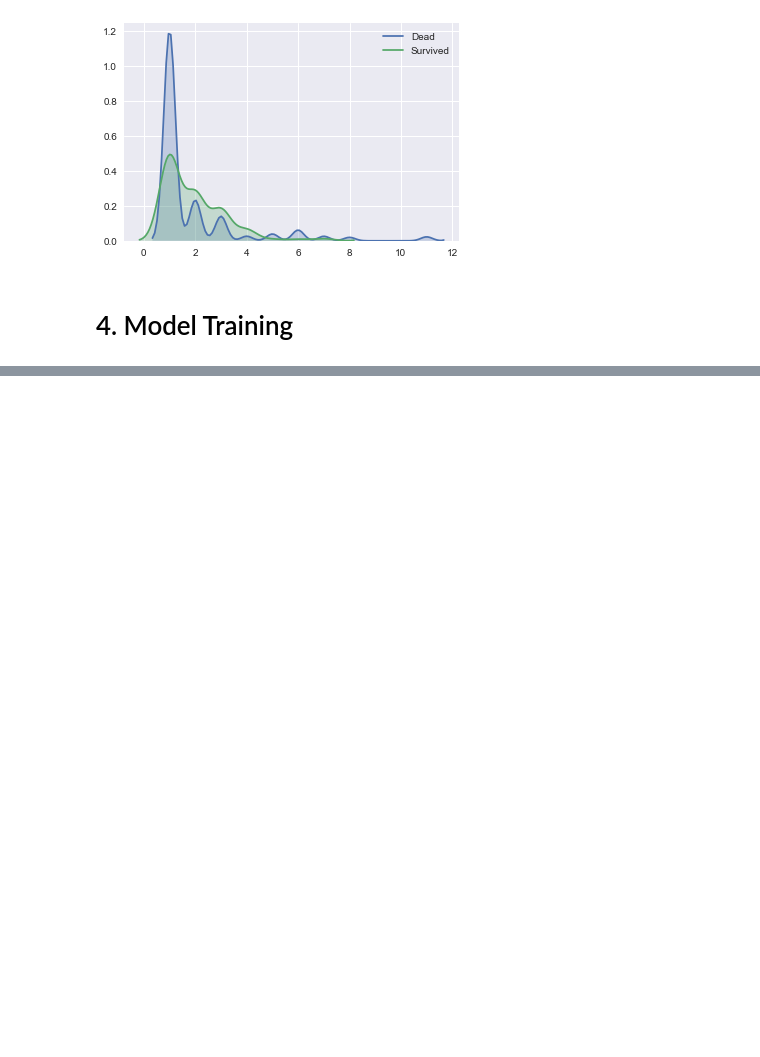
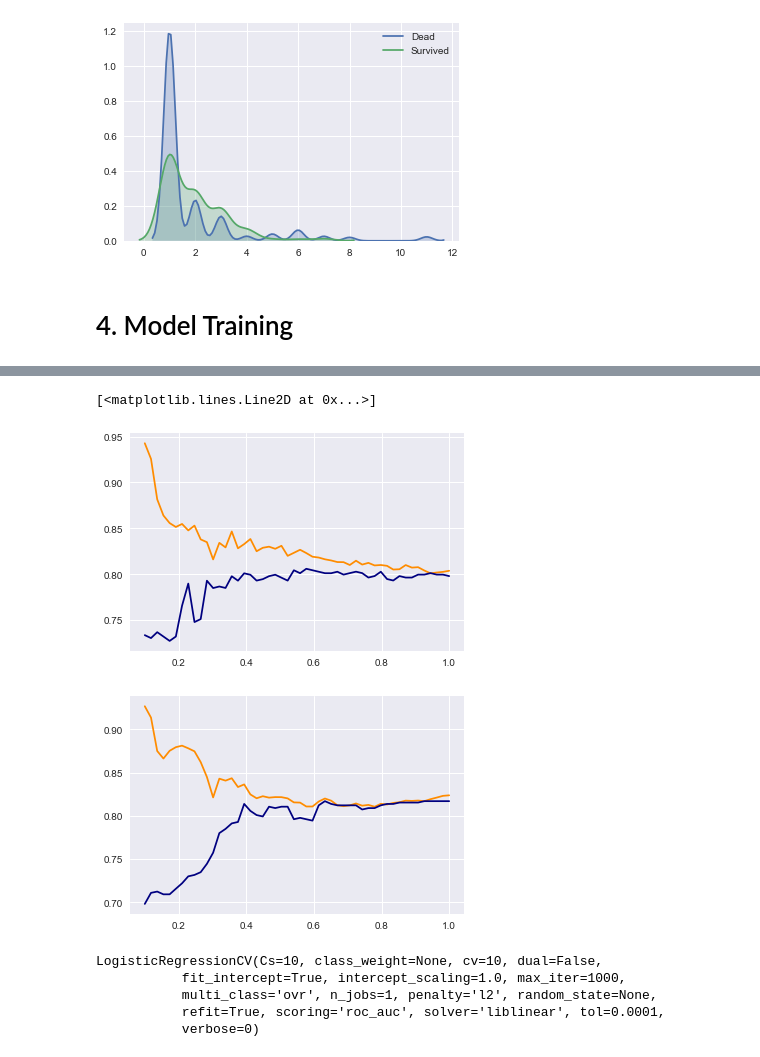
Before and after one commit to ehsanmaag/Titanic-Survival, a Jupyter notebook: Titanic_Survival.ipynb, the cells around one changed output, grey strips where cells are left out. Cells and saved outputs as stored; diff of their text form; code cells hidden in the pictures; blank space fills up the shorter version.

```diff
--- a/Titanic_Survival.ipynb
+++ b/Titanic_Survival.ipynb
@@ -263,0 +263,51 @@ ax.plot(param_range, np.mean(test_scores, axis=1), color="navy")
+# %%
+from sklearn import linear_model
+from sklearn.svm import SVC
+from sklearn.model_selection import learning_curve
+
+
+# Plot learning curve for a few estimators and continue with the best one
+# Compare logistic regression and svm
+
+train_size, train_scores, test_scores = learning_curve(linear_model.LogisticRegressionCV(),
+                                                      x_train, y_train,
+                                                      train_sizes=np.linspace(.1, 1.0),
+                                                      cv = 10,
+                                                      scoring = 'accuracy')
+
+train_size_svc, train_scores_svc, test_scores_svc = learning_curve(SVC(C=1,gamma=.1),
+                                                      x_train, y_train,
+                                                      train_sizes=np.linspace(.1, 1.0),
+                                                      cv = 10,
+                                                      scoring = 'accuracy')
+
+fig, ax = plt.subplots()
+ax.plot(np.linspace(.1, 1.0), np.mean(train_scores, axis=1), color="darkorange")
+ax.plot(np.linspace(.1, 1.0), np.mean(test_scores, axis=1), color="navy")
+
+fig, ax = plt.subplots()
+ax.plot(np.linspace(.1, 1.0), np.mean(train_scores_svc, axis=1), color="darkorange")
+ax.plot(np.linspace(.1, 1.0), np.mean(test_scores_svc, axis=1), color="navy")
+# %% [output]
+[<matplotlib.lines.Line2D at 0x...>]
+[figure, added]
+[figure, added]
+# %%
+from sklearn.svm import SVC
+from sklearn.metrics import mean_squared_error
+
+# Train an svm(rbf) model
+
+model_svc = SVC(C=1, gamma=.1, max_iter = 1000)
+
+model_svc.fit(x_train, y_train)
+
+y_traintest_pred = model_svc.predict(x_traintest)
+
+print("Mean squared error: %.2f" % mean_squared_error(y_traintest, y_traintest_pred))
+# %% [output]
+LogisticRegressionCV(Cs=10, class_weight=None, cv=10, dual=False,
+           fit_intercept=True, intercept_scaling=1.0, max_iter=1000,
+           multi_class='ovr', n_jobs=1, penalty='l2', random_state=None,
+           refit=True, scoring='roc_auc', solver='liblinear', tol=0.0001,
+           verbose=0)
```
Also changed, not shown: parts of 7 cells of this notebook.
